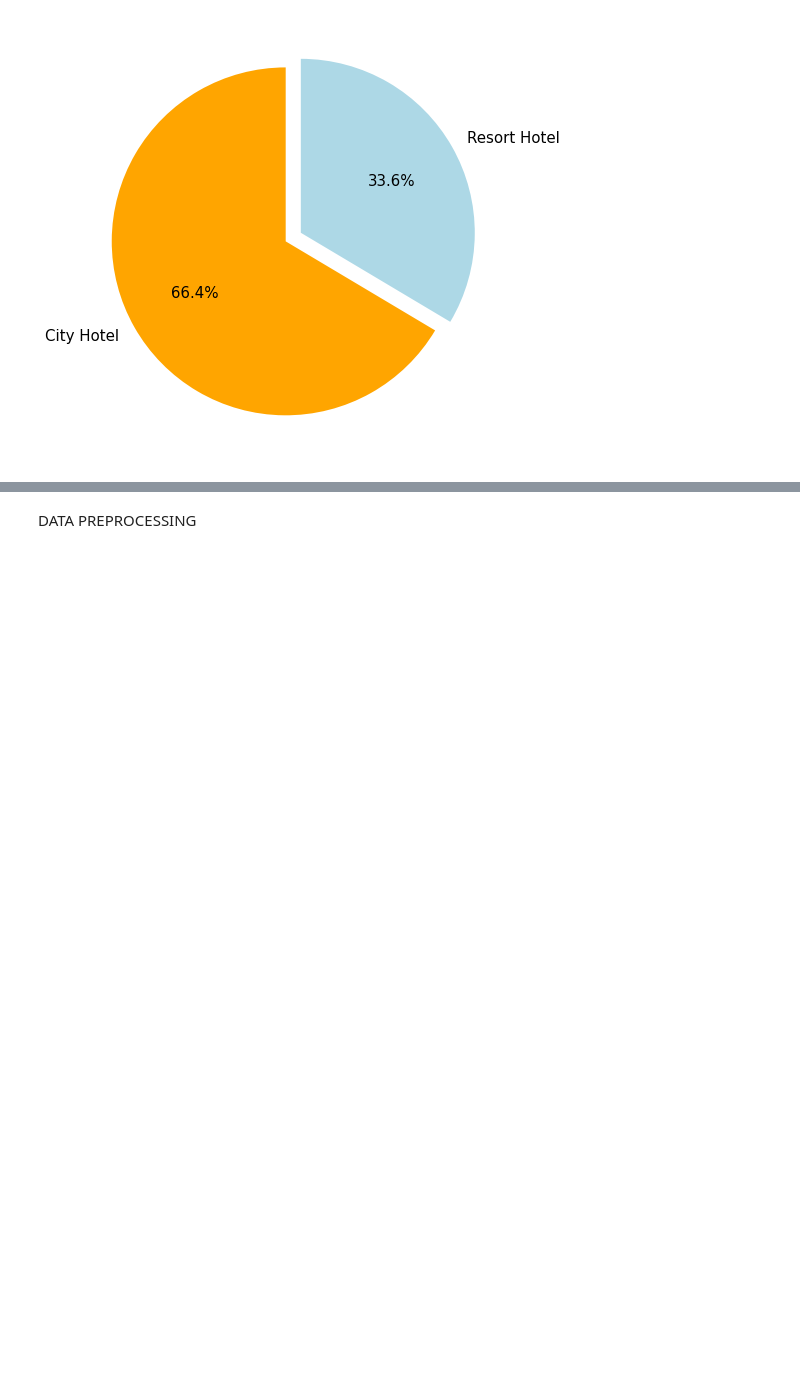
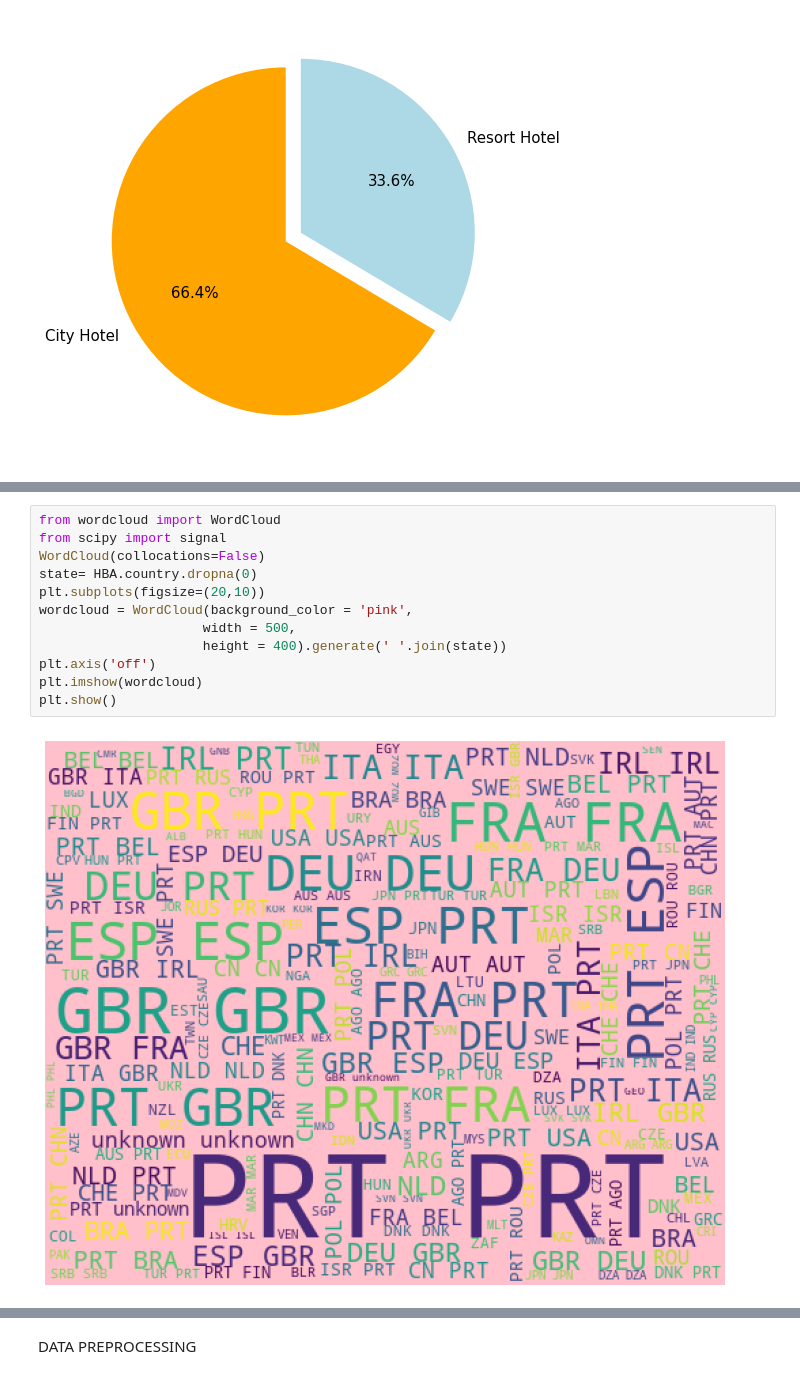
Before and after one commit to Sara19598/Hotel-Booking-Analysis, a Jupyter notebook: Hotel_Booking_Analysis_Capstone_Project.ipynb, the cells around one changed output, grey strips where cells are left out. Drawn from its saved outputs; the diff is of its cells as text; blank space fills up the shorter version.

```diff
--- a/Hotel_Booking_Analysis_Capstone_Project.ipynb
+++ b/Hotel_Booking_Analysis_Capstone_Project.ipynb
@@ -246,0 +340,14 @@ plt.show()
+# %%
+from wordcloud import WordCloud
+from scipy import signal
+WordCloud(collocations=False)
+state= HBA.country.dropna(0)
+plt.subplots(figsize=(20,10))
+wordcloud = WordCloud(background_color = 'pink',
+                     width = 500,
+                     height = 400).generate(' '.join(state))
+plt.axis('off')
+plt.imshow(wordcloud)
+plt.show()
+# %% [output]
+[figure, added]
```
Also changed, not shown: parts of 44 cells of this notebook.
